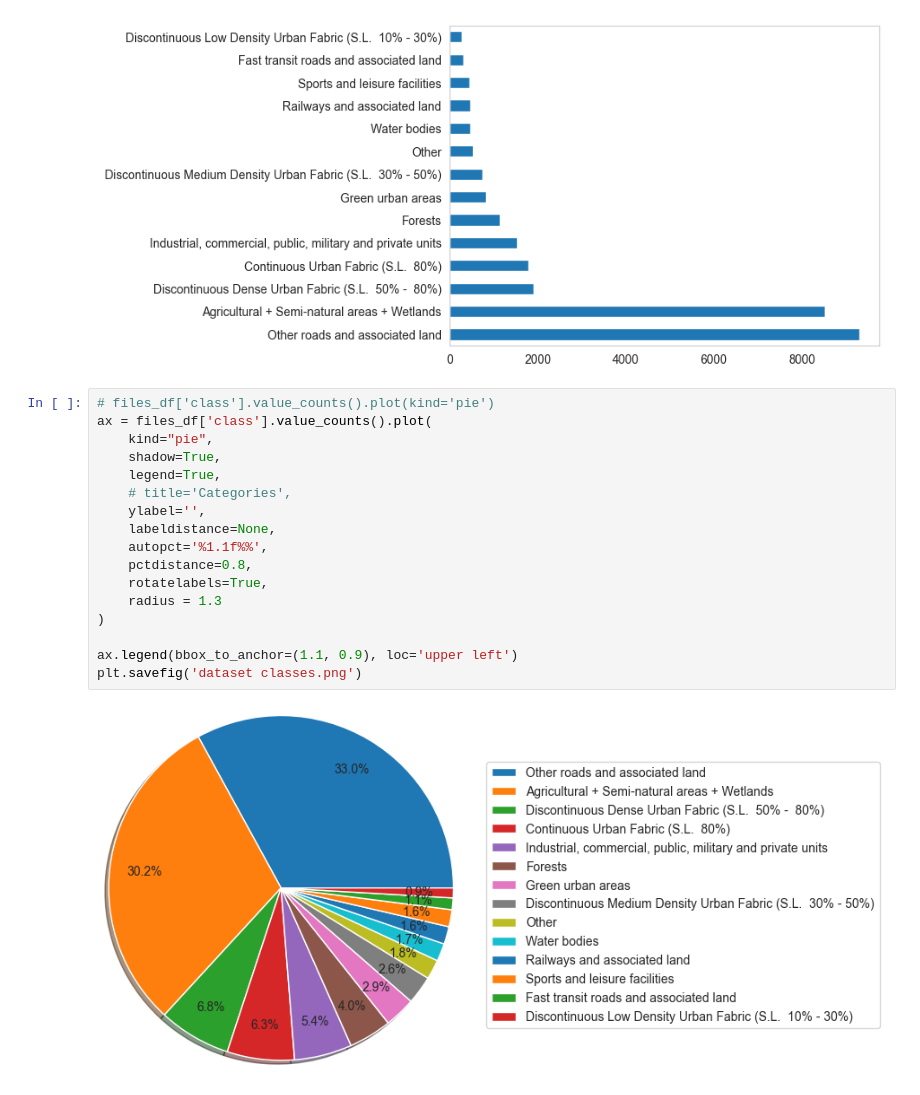
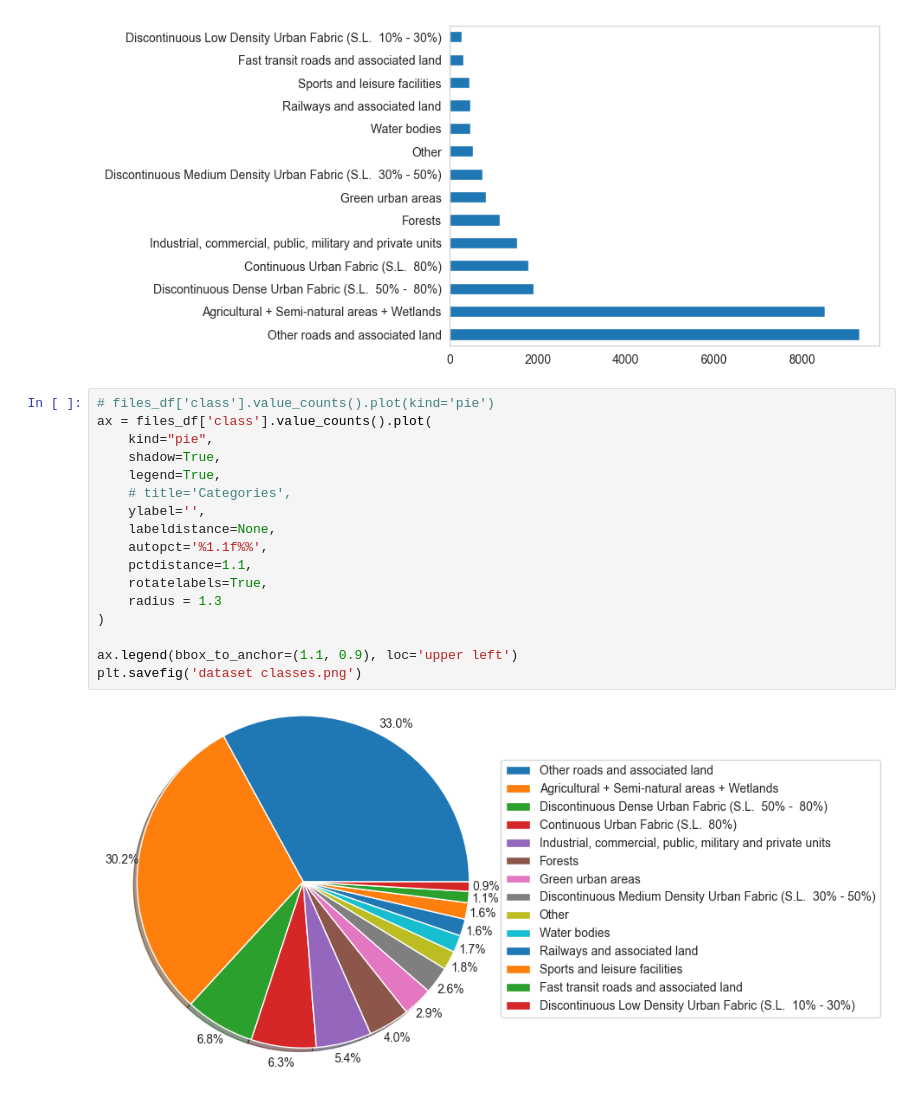
Before and after one commit to thomasmaliappis/urban-computing-project, a Jupyter notebook: dataset_analysis.ipynb, the cells around one changed output. Drawn from its saved outputs; the diff is of its cells as text.

Commit message:
percentages outside of pie chart

```diff
--- a/dataset_analysis.ipynb
+++ b/dataset_analysis.ipynb
@@ -134,19 +134,19 @@ files_df['class'].value_counts().plot(kind='barh')
 # %%
 # files_df['class'].value_counts().plot(kind='pie')
 ax = files_df['class'].value_counts().plot(
     kind="pie",
     shadow=True,
     legend=True,
     # title='Categories',
     ylabel='',
     labeldistance=None,
     autopct='%1.1f%%',
-    pctdistance=0.8,
+    pctdistance=1.1,
     rotatelabels=True,
     radius = 1.3
 )
 
 ax.legend(bbox_to_anchor=(1.1, 0.9), loc='upper left')
 plt.savefig('dataset classes.png')
 # %% [output]
-[figure, old version]
+[figure, new version]
```
